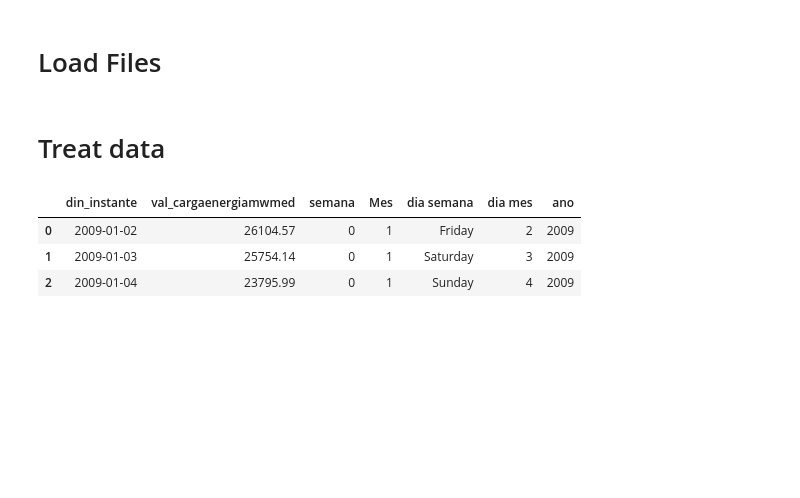
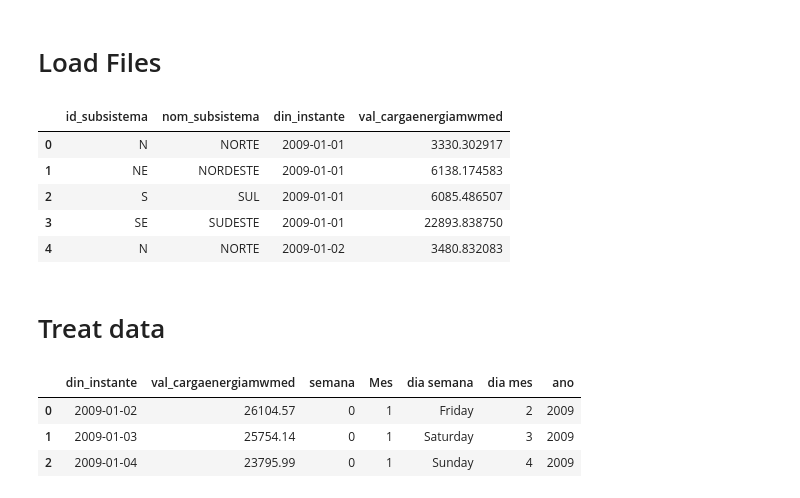
Before and after one commit to marcos-mansur/load-forecast, a Jupyter notebook: Notebook_9_Hyperparameter_tuning.ipynb, the cells around one changed output. Drawn from its saved outputs; the diff is of its cells as text; code cells hidden in the pictures; blank space fills up the shorter version.

```diff
--- a/Notebook_9_Hyperparameter_tuning.ipynb
+++ b/Notebook_9_Hyperparameter_tuning.ipynb
@@ -31,6 +31,15 @@ for x in range(2010,2021):
 load_col = 'val_cargaenergiamwmed'
 time_col = 'din_instante'
 regiao = 'SUDESTE'
+# %%
+df_20XX.head()
+# %% [output]
+|  | id_subsistema | nom_subsistema | din_instante | val_cargaenergiamwmed |
+| 0 | N | NORTE | 2009-01-01 | 3330.302917 |
+| 1 | NE | NORDESTE | 2009-01-01 | 6138.174583 |
+| 2 | S | SUL | 2009-01-01 | 6085.486507 |
+| 3 | SE | SUDESTE | 2009-01-01 | 22893.838750 |
+| 4 | N | NORTE | 2009-01-02 | 3480.832083 |
 # %% [markdown]
 # Treat data
 # %%
```
Also changed, not shown: parts of 9 cells of this notebook.
